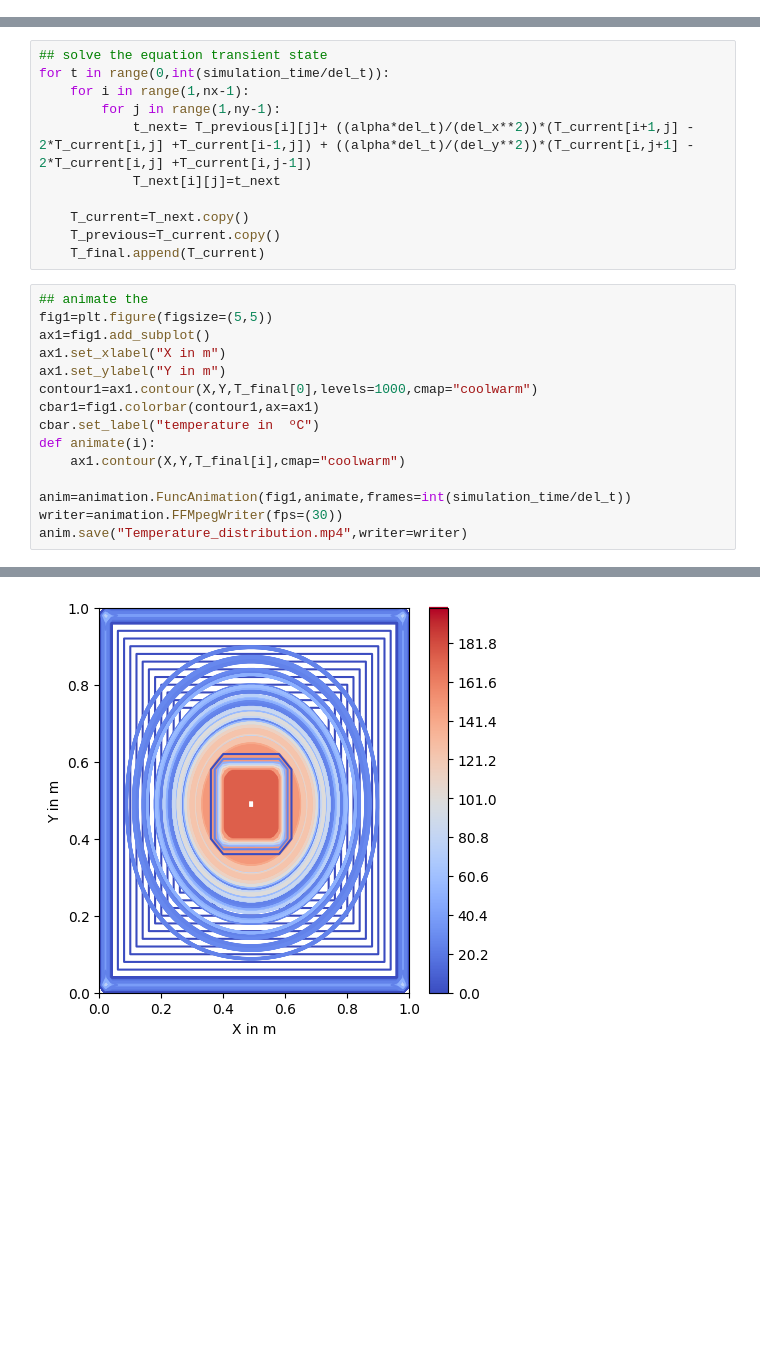
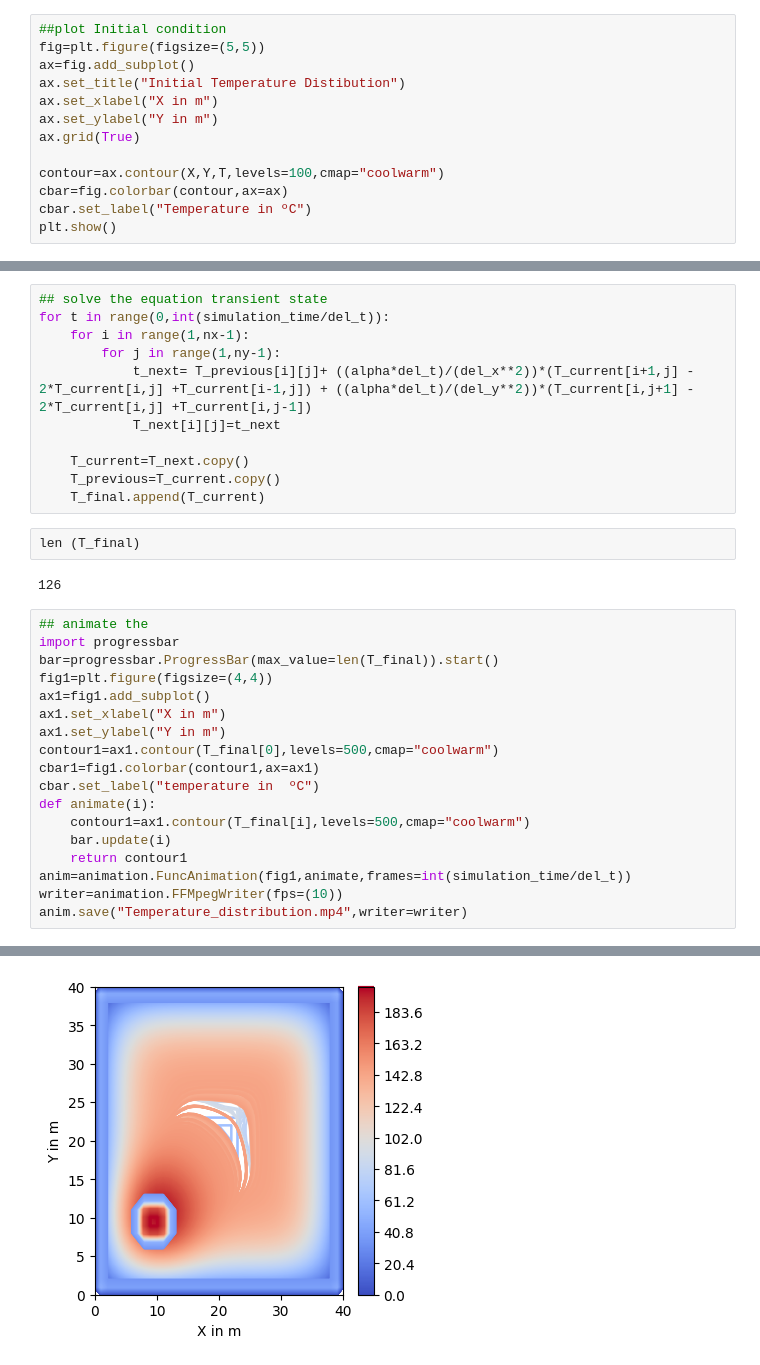
Before and after one commit to tharani2503/Mathematical-Modelling-of-Physical-Systems, a Jupyter notebook: 2D_Heat_equation/2D_heat_equation.ipynb, the cells around one changed output, grey strips where cells are left out. Cells and saved outputs as stored; diff of their text form; blank space fills up the shorter version.

Commit message:
check the stability condition , try with some new boundary condition

```diff
--- a/2D_Heat_equation/2D_heat_equation.ipynb
+++ b/2D_Heat_equation/2D_heat_equation.ipynb
@@ -60,0 +60,13 @@ plt.show()
+# %%
+##plot Initial condition
+fig=plt.figure(figsize=(5,5))
+ax=fig.add_subplot()
+ax.set_title("Initial Temperature Distibution")
+ax.set_xlabel("X in m")
+ax.set_ylabel("Y in m")
+ax.grid(True)
+
+contour=ax.contour(X,Y,T,levels=100,cmap="coolwarm")
+cbar=fig.colorbar(contour,ax=ax)
+cbar.set_label("Temperature in ºC")
+plt.show()
@@ -69,19 +83,26 @@ for t in range(0,int(simulation_time/del_t)):
     T_current=T_next.copy()
     T_previous=T_current.copy()
     T_final.append(T_current)
+# %%
+len (T_final)
+# %% [output]
+126
 # %%
 ## animate the
-fig1=plt.figure(figsize=(5,5))
+import progressbar
+bar=progressbar.ProgressBar(max_value=len(T_final)).start()
+fig1=plt.figure(figsize=(4,4))
 ax1=fig1.add_subplot()
 ax1.set_xlabel("X in m")
 ax1.set_ylabel("Y in m")
-contour1=ax1.contour(X,Y,T_final[0],levels=1000,cmap="coolwarm")
+contour1=ax1.contour(T_final[0],levels=500,cmap="coolwarm")
 cbar1=fig1.colorbar(contour1,ax=ax1)
 cbar.set_label("temperature in  ºC")
 def animate(i):
-    ax1.contour(X,Y,T_final[i],cmap="coolwarm")
-
+    contour1=ax1.contour(T_final[i],levels=500,cmap="coolwarm")
+    bar.update(i)
+    return contour1
 anim=animation.FuncAnimation(fig1,animate,frames=int(simulation_time/del_t))
-writer=animation.FFMpegWriter(fps=(30))
+writer=animation.FFMpegWriter(fps=(10))
 anim.save("Temperature_distribution.mp4",writer=writer)
 # %% [output]
@@ -89 +126 @@ Locator attempting to generate 1001 ticks ([0.0, ..., 200.0]), which exceeds Loc
-[figure, old version]
+[figure, new version]
```
Also changed, not shown: parts of 4 cells of this notebook, 1 other file.
